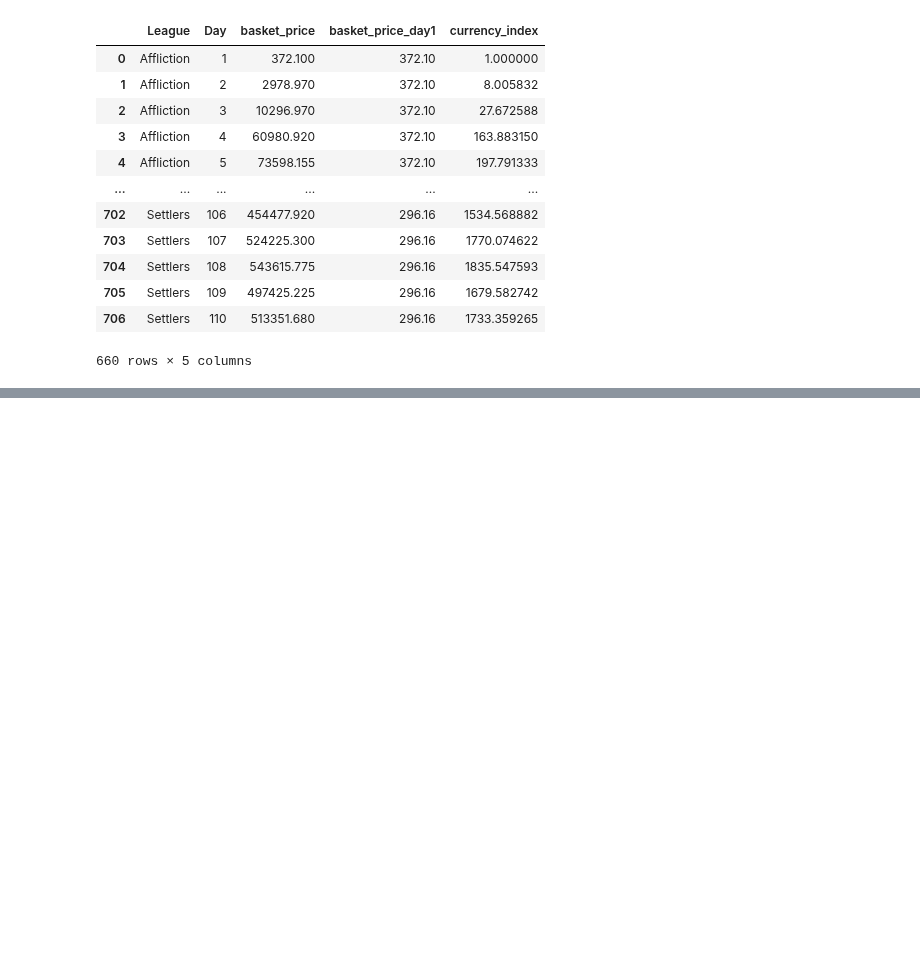
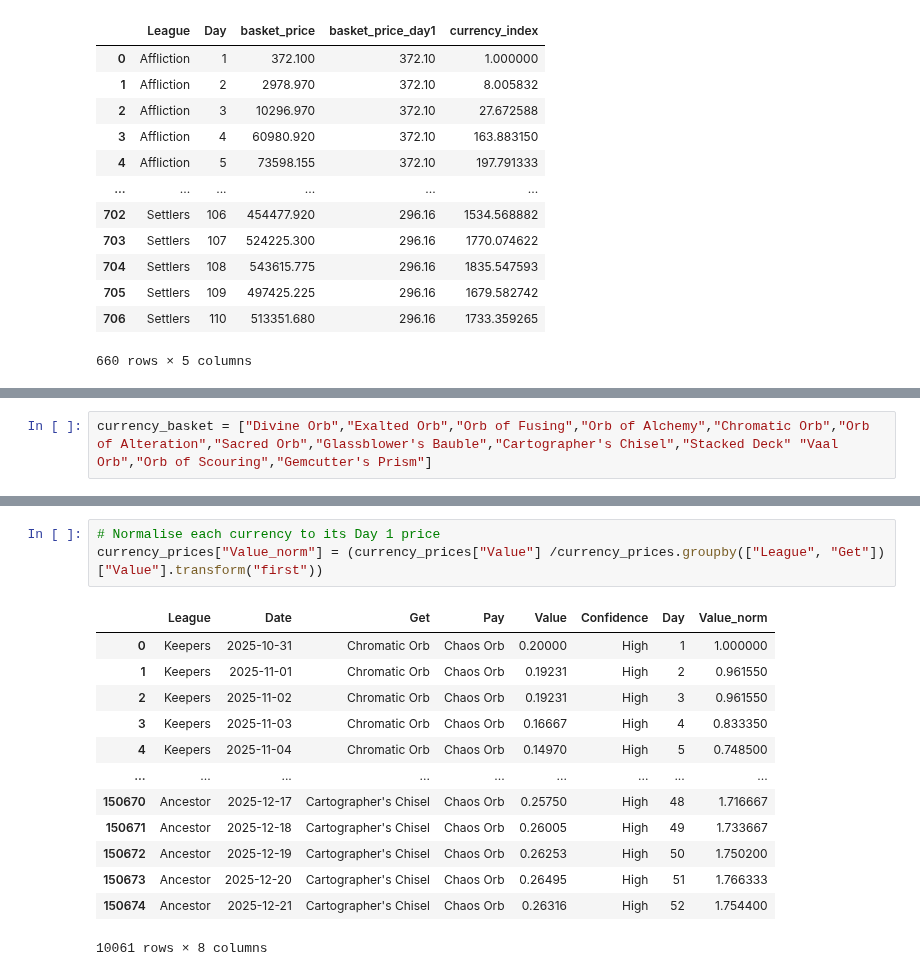
Before and after one commit to NataliaMiodowska/PoeMarketAnalyser, a Jupyter notebook: notebooks/04_currency_index.ipynb, the cells around one changed output, grey strips where cells are left out. Saved outputs shown, nothing was run; the diff lists cells and outputs as text; blank space fills up the shorter version.

```diff
--- a/notebooks/04_currency_index.ipynb
+++ b/notebooks/04_currency_index.ipynb
@@ -154,0 +102,2 @@ plt.show()
+# %%
+currency_basket = ["Divine Orb","Exalted Orb","Orb of Fusing","Orb of Alchemy","Chromatic Orb","Orb of Alteration","Sacred Orb","Glassblower's Bauble","Cartographer's Chisel","Stacked Deck" "Vaal Orb","Orb of Scouring","Gemcutter's Prism"]
@@ -154,0 +122,17 @@ plt.show()
+# %%
+# Normalise each currency to its Day 1 price
+currency_prices["Value_norm"] = (currency_prices["Value"] /currency_prices.groupby(["League", "Get"])["Value"].transform("first"))
+# %% [output]
+|  | League | Date | Get | Pay | Value | Confidence | Day | Value_norm |
+| 0 | Keepers | 2025-10-31 | Chromatic Orb | Chaos Orb | 0.20000 | High | 1 | 1.000000 |
+| 1 | Keepers | 2025-11-01 | Chromatic Orb | Chaos Orb | 0.19231 | High | 2 | 0.961550 |
+| 2 | Keepers | 2025-11-02 | Chromatic Orb | Chaos Orb | 0.19231 | High | 3 | 0.961550 |
+| 3 | Keepers | 2025-11-03 | Chromatic Orb | Chaos Orb | 0.16667 | High | 4 | 0.833350 |
+| 4 | Keepers | 2025-11-04 | Chromatic Orb | Chaos Orb | 0.14970 | High | 5 | 0.748500 |
+| ... | ... | ... | ... | ... | ... | ... | ... | ... |
+| 150670 | Ancestor | 2025-12-17 | Cartographer's Chisel | Chaos Orb | 0.25750 | High | 48 | 1.716667 |
+| 150671 | Ancestor | 2025-12-18 | Cartographer's Chisel | Chaos Orb | 0.26005 | High | 49 | 1.733667 |
+| 150672 | Ancestor | 2025-12-19 | Cartographer's Chisel | Chaos Orb | 0.26253 | High | 50 | 1.750200 |
+| 150673 | Ancestor | 2025-12-20 | Cartographer's Chisel | Chaos Orb | 0.26495 | High | 51 | 1.766333 |
+| 150674 | Ancestor | 2025-12-21 | Cartographer's Chisel | Chaos Orb | 0.26316 | High | 52 | 1.754400 |
+10061 rows × 8 columns
```
Also changed, not shown: parts of 13 cells of this notebook.
